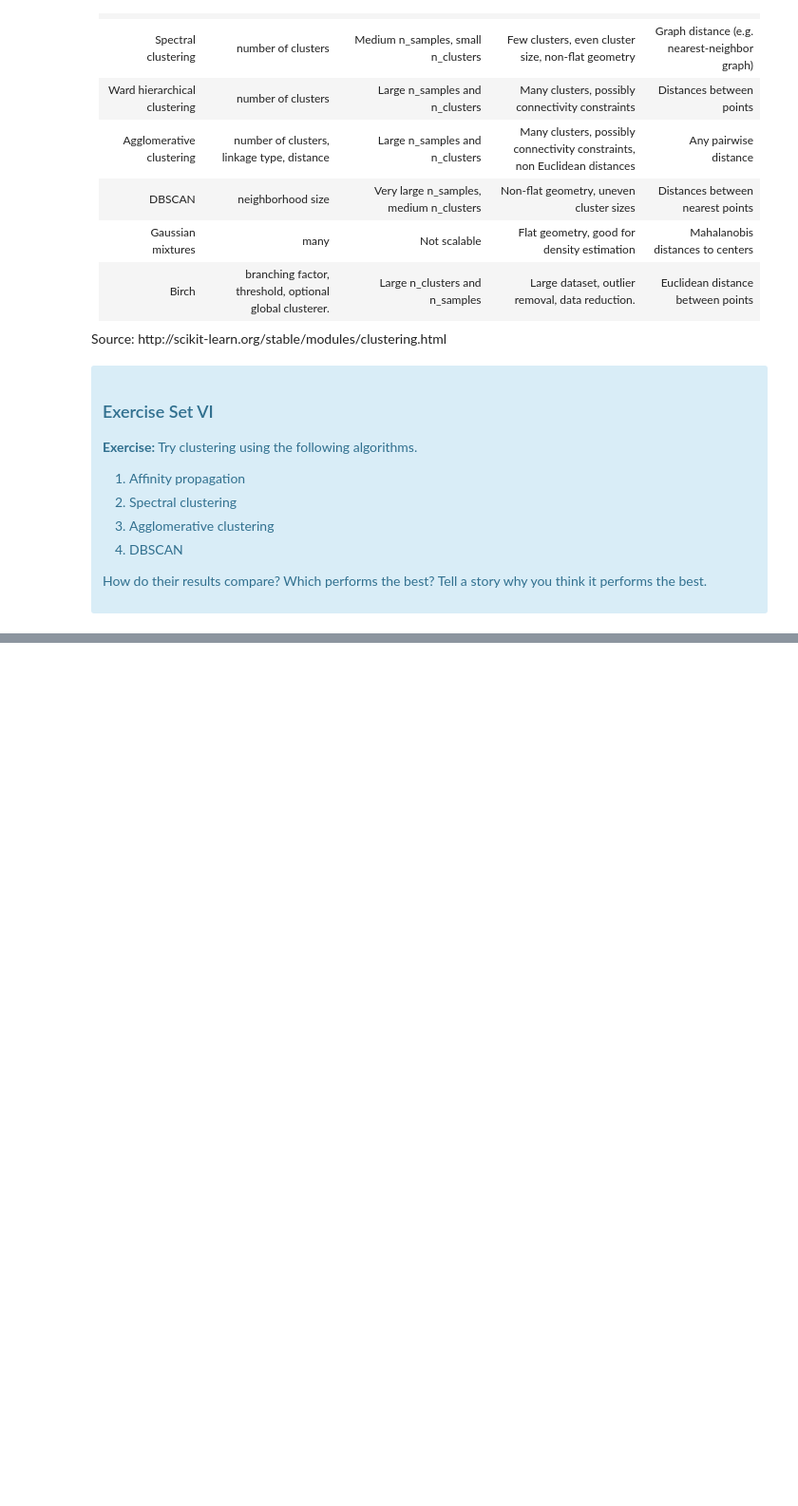
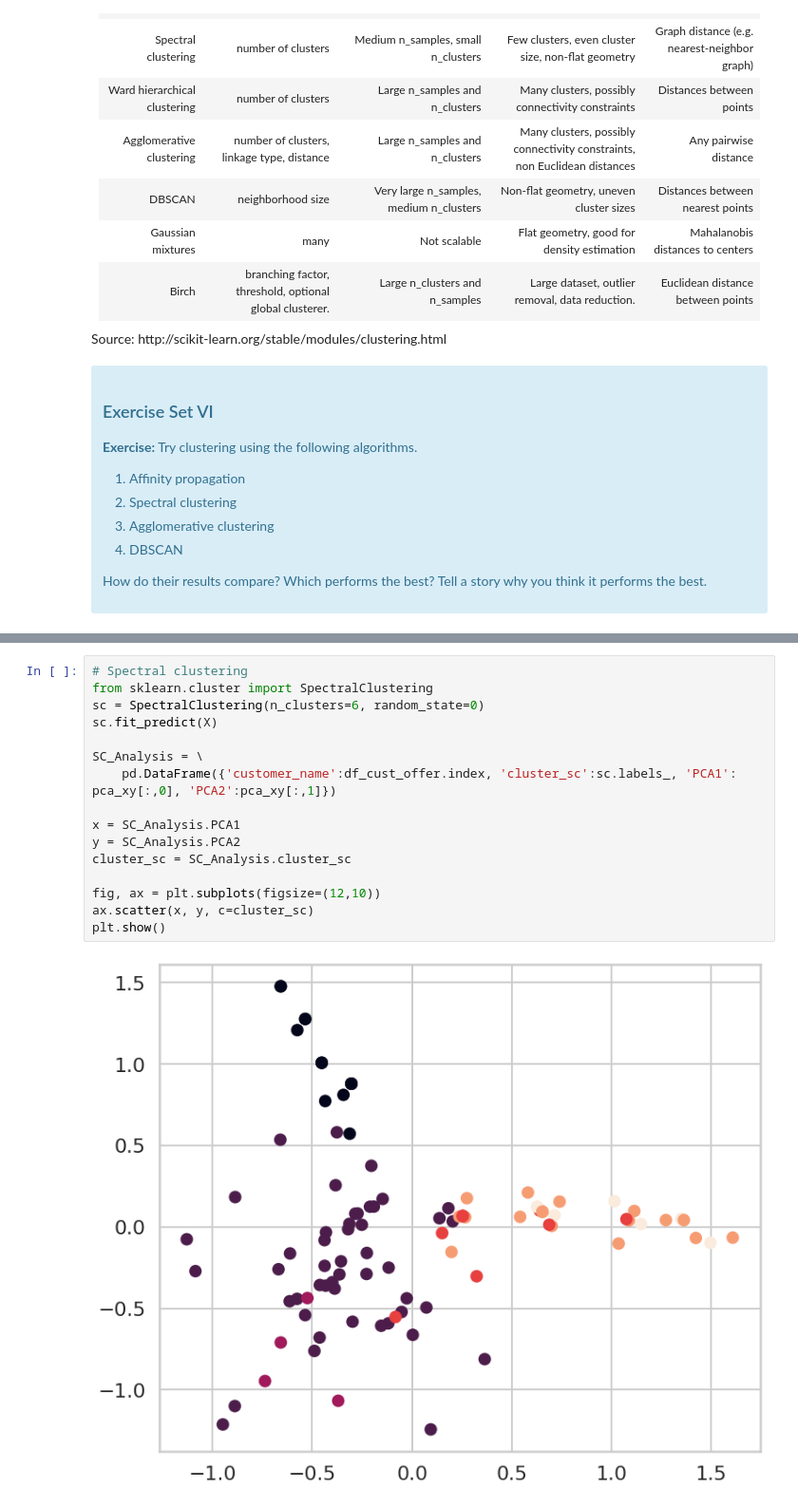
Before and after one commit to ChadDelany/Case_Study-Segmentation_using_Clustering, a Jupyter notebook: Clustering Case Study - Customer Segmentation with K-Means - Tier 3.ipynb, the cells around one changed output, grey strips where cells are left out. Shown at 95% size. Cells and saved outputs as stored; diff of their text form; blank space fills up the shorter version.

```diff
--- a/Clustering Case Study - Customer Segmentation with K-Means - Tier 3.ipynb
+++ b/Clustering Case Study - Customer Segmentation with K-Means - Tier 3.ipynb
@@ -637,0 +654,18 @@ Source: http://scikit-learn.org/stable/modules/clustering.html
+# %%
+# Spectral clustering
+from sklearn.cluster import SpectralClustering
+sc = SpectralClustering(n_clusters=6, random_state=0)
+sc.fit_predict(X)
+
+SC_Analysis = \
+    pd.DataFrame({'customer_name':df_cust_offer.index, 'cluster_sc':sc.labels_, 'PCA1': pca_xy[:,0], 'PCA2':pca_xy[:,1]})
+
+x = SC_Analysis.PCA1
+y = SC_Analysis.PCA2
+cluster_sc = SC_Analysis.cluster_sc
+
+fig, ax = plt.subplots(figsize=(12,10))
+ax.scatter(x, y, c=cluster_sc)
+plt.show()
+# %% [output]
+[figure, added]
```
Also changed, not shown: parts of 6 cells of this notebook.
